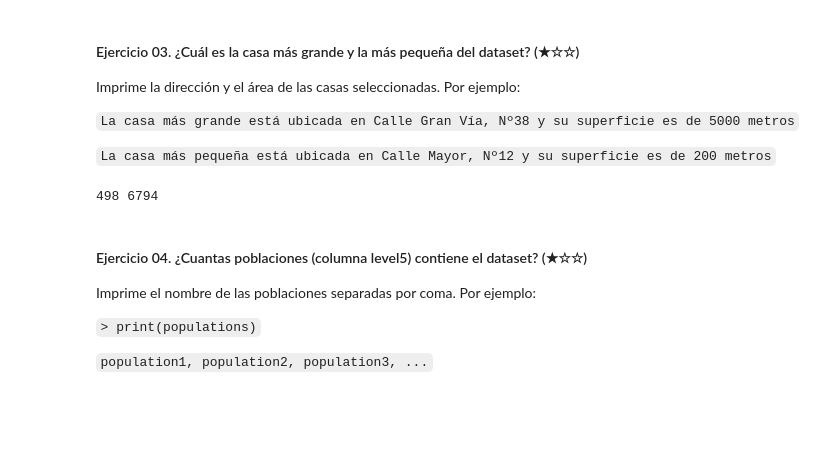
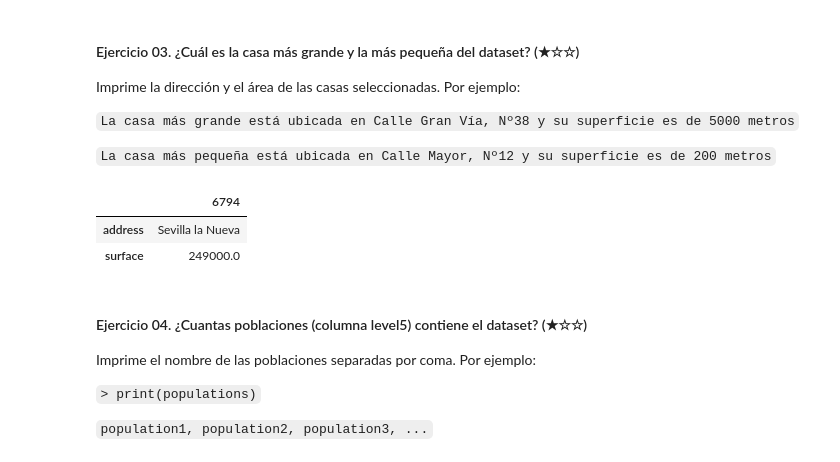
Before and after one commit to 4GeeksAcademy/Proyecto_final_prework_realestate-datacleanup-exercise, a Jupyter notebook: project.es.ipynb, the cells around one changed output. Saved outputs shown, nothing was run; the diff lists cells and outputs as text; code cells hidden in the pictures; blank space fills up the shorter version.

```diff
--- a/project.es.ipynb
+++ b/project.es.ipynb
@@ -75,13 +84,26 @@ Imprime la dirección y el área de las casas seleccionadas. Por ejemplo:
 # %%
 # TODO
 import pandas as pd
-df = pd.read_csv('assets/real_estate.csv', sep=';')
-mincasa = df['surface'].idxmin()
-maxcasa = df['surface'].idxmax()
+datos = pd.read_csv('assets/real_estate.csv', sep=';')
+df=pd.DataFrame(data=datos)
 
-print(mincasa,maxcasa)
+mincasa = df['surface'].idxmin() #creo var1 , aplicandole función para sacar el dato
+maxcasa = df['surface'].idxmax() #creo var2 , aplico función y saco dato
+
+#Devuelvo los valores de las dos variables para crear el array
+datos= df.loc[mincasa]
+datos1= df.loc[maxcasa]
+
+#creo array con datos específicos
+a = pd.DataFrame(datos,index = ['address','surface'])
+b = pd.DataFrame(datos1,index = ['address','surface'])
+
+a
+b
 # %% [output]
-498 6794
+|  | 6794 |
+| address | Sevilla la Nueva |
+| surface | 249000.0 |
 # %% [markdown]
 #### Ejercicio 04. ¿Cuantas poblaciones (columna level5) contiene el dataset? (★☆☆)
 
```
Also changed, not shown: parts of 7 cells of this notebook.
